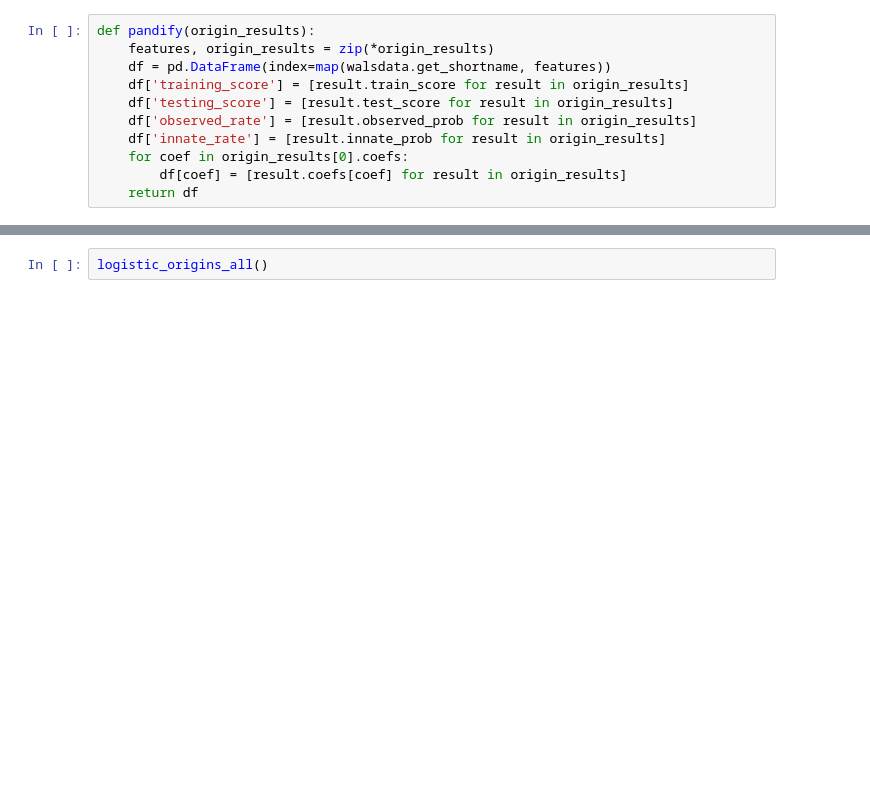
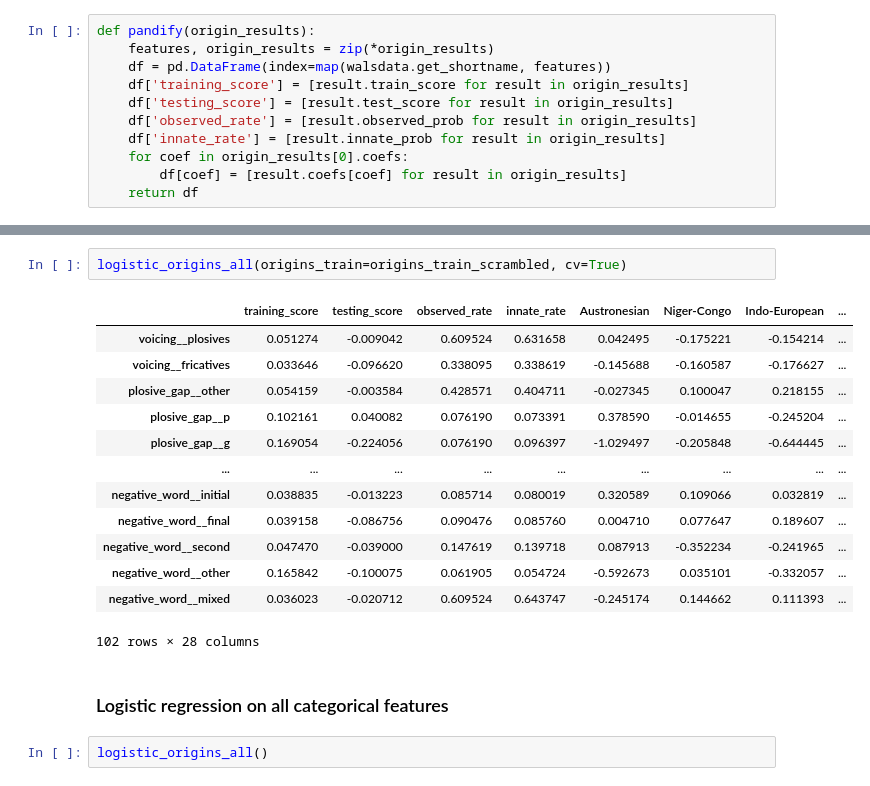
Before and after one commit to def-gthill/sils, a Jupyter notebook: origins.ipynb, the cells around one changed output, grey strips where cells are left out. Drawn from its saved outputs; the diff is of its cells as text; blank space fills up the shorter version.

```diff
--- a/origins.ipynb
+++ b/origins.ipynb
@@ -646,3 +686,21 @@ def logistic_origins_all(cv=False):
+# %%
+logistic_origins_all(origins_train=origins_train_scrambled, cv=True)
+# %% [output]
+|  | training_score | testing_score | observed_rate | innate_rate | Austronesian | Niger-Congo | Indo-European | ... |
+| voicing__plosives | 0.051274 | -0.009042 | 0.609524 | 0.631658 | 0.042495 | -0.175221 | -0.154214 | ... |
+| voicing__fricatives | 0.033646 | -0.096620 | 0.338095 | 0.338619 | -0.145688 | -0.160587 | -0.176627 | ... |
+| plosive_gap__other | 0.054159 | -0.003584 | 0.428571 | 0.404711 | -0.027345 | 0.100047 | 0.218155 | ... |
+| plosive_gap__p | 0.102161 | 0.040082 | 0.076190 | 0.073391 | 0.378590 | -0.014655 | -0.245204 | ... |
+| plosive_gap__g | 0.169054 | -0.224056 | 0.076190 | 0.096397 | -1.029497 | -0.205848 | -0.644445 | ... |
+| ... | ... | ... | ... | ... | ... | ... | ... | ... |
+| negative_word__initial | 0.038835 | -0.013223 | 0.085714 | 0.080019 | 0.320589 | 0.109066 | 0.032819 | ... |
+| negative_word__final | 0.039158 | -0.086756 | 0.090476 | 0.085760 | 0.004710 | 0.077647 | 0.189607 | ... |
+| negative_word__second | 0.047470 | -0.039000 | 0.147619 | 0.139718 | 0.087913 | -0.352234 | -0.241965 | ... |
+| negative_word__other | 0.165842 | -0.100075 | 0.061905 | 0.054724 | -0.592673 | 0.035101 | -0.332057 | ... |
+| negative_word__mixed | 0.036023 | -0.020712 | 0.609524 | 0.643747 | -0.245174 | 0.144662 | 0.111393 | ... |
+102 rows × 28 columns
+# %% [markdown]
+### Logistic regression on all categorical features
 # %%
 logistic_origins_all()
 # %% [output]
```
Also changed, not shown: parts of 9 cells of this notebook.
